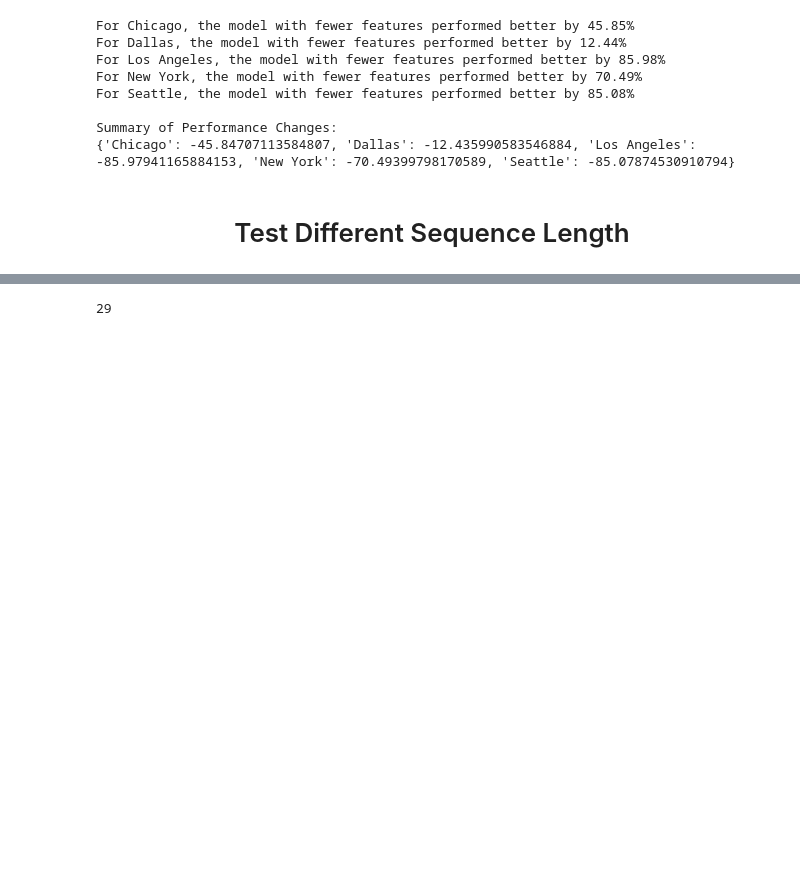
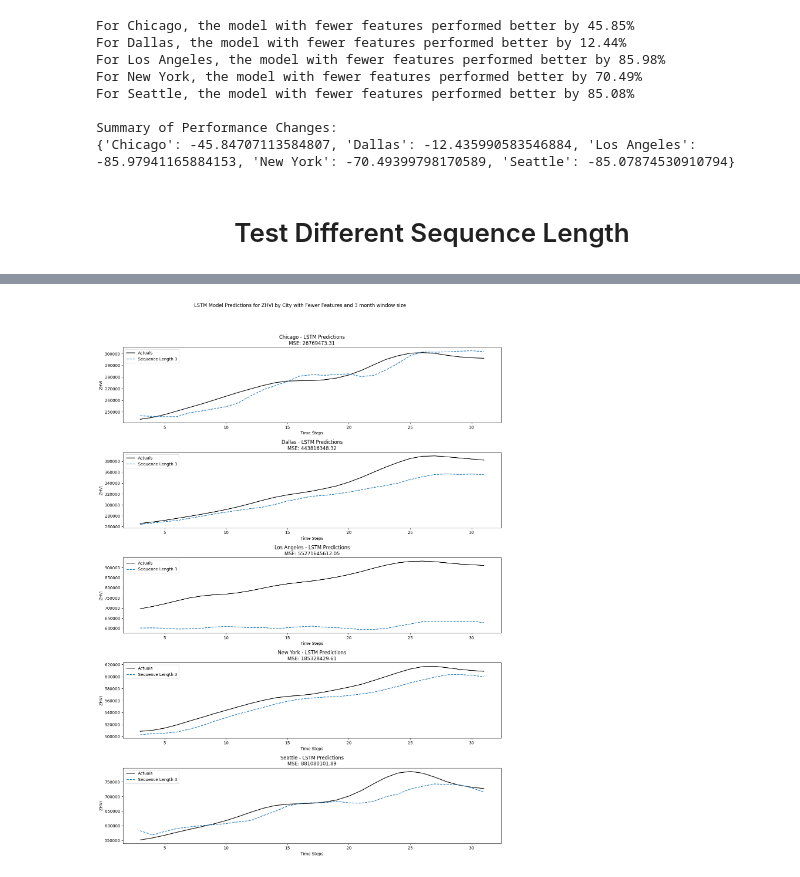
Before and after one commit to StevenSong-sTs/Property-Value-Forecast, a Jupyter notebook: ss24_capstone_team23_datallah_nkitts_steveso/LSTM_Tunning.ipynb, the cells around one changed output, grey strips where cells are left out. Saved outputs shown, nothing was run; the diff lists cells and outputs as text; code cells hidden in the pictures; blank space fills up the shorter version.

```diff
--- a/ss24_capstone_team23_datallah_nkitts_steveso/LSTM_Tunning.ipynb
+++ b/ss24_capstone_team23_datallah_nkitts_steveso/LSTM_Tunning.ipynb
@@ -473,4 +419,19 @@ for city in fewer_df['City'].unique():
-# %%
-len(results["Chicago"][3]['actuals'])
-# %% [output]
-29
+# %%
+# Plotting the results for each city
+fig, axs = plt.subplots(len(fewer_df['City'].unique()), 1, figsize=(14, 20))
+fig.suptitle('LSTM Model Predictions for ZHVI by City with Fewer Features and 3 month window size')
+seq_len = 3
+
+for idx, city in enumerate(fewer_df['City'].unique()):
+    axs[idx].plot(range(seq_len, seq_len + len(results[city][seq_len]['actuals'])), results[city][seq_len]['actuals'], label='Actuals', color='black')
+    axs[idx].plot(range(seq_len, seq_len + len(results[city][seq_len]['predictions'])), results[city][seq_len]['predictions'], label=f'Sequence Length {seq_len}', linestyle='--')
+    city_mse = results[city][seq_len]['mse']
+    axs[idx].set_title(f'{city} - LSTM Predictions\nMSE: {city_mse:.2f}')
+    axs[idx].set_xlabel('Time Steps')
+    axs[idx].set_ylabel('ZHVI')
+    axs[idx].legend()
+
+plt.tight_layout(rect=[0, 0.03, 1, 0.95])
+plt.show()
+# %% [output]
+[figure, added]
```
Also changed, not shown: parts of 4 cells of this notebook.
